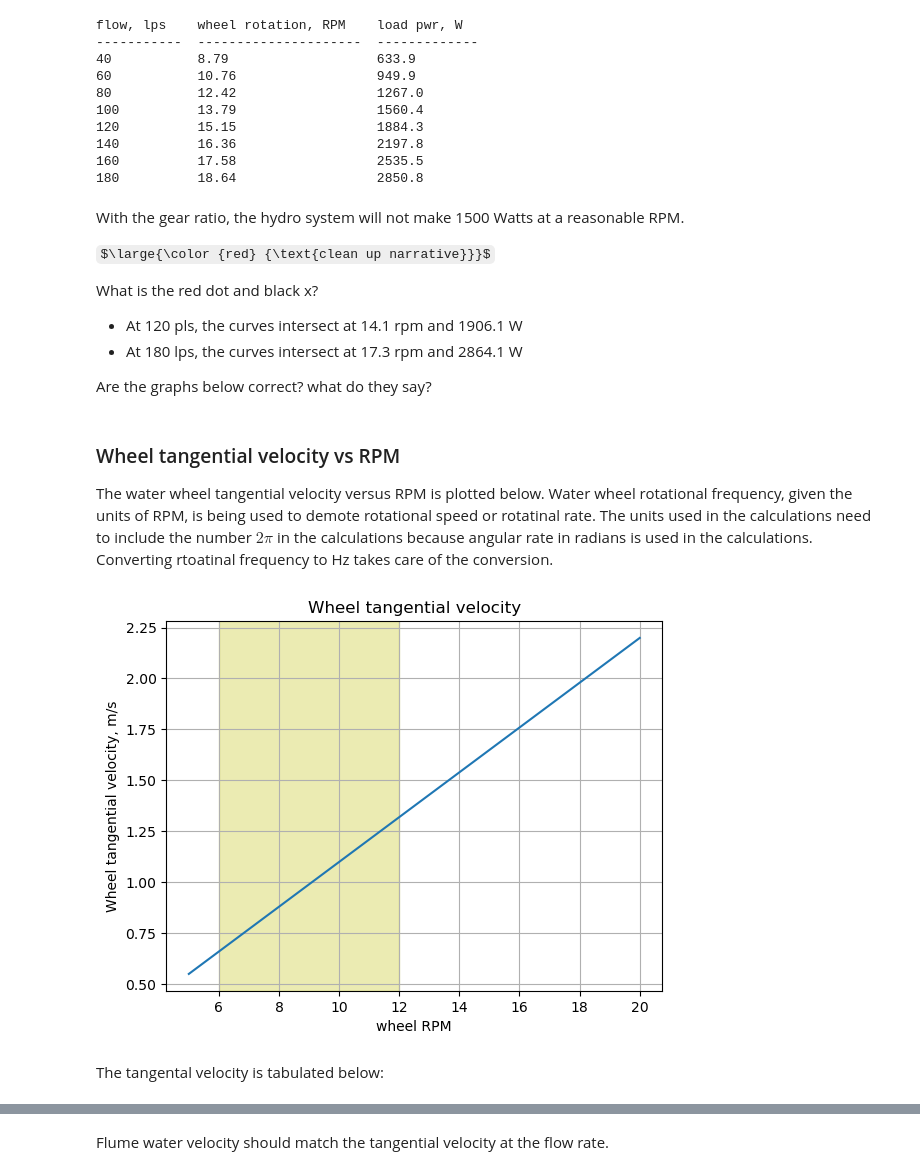
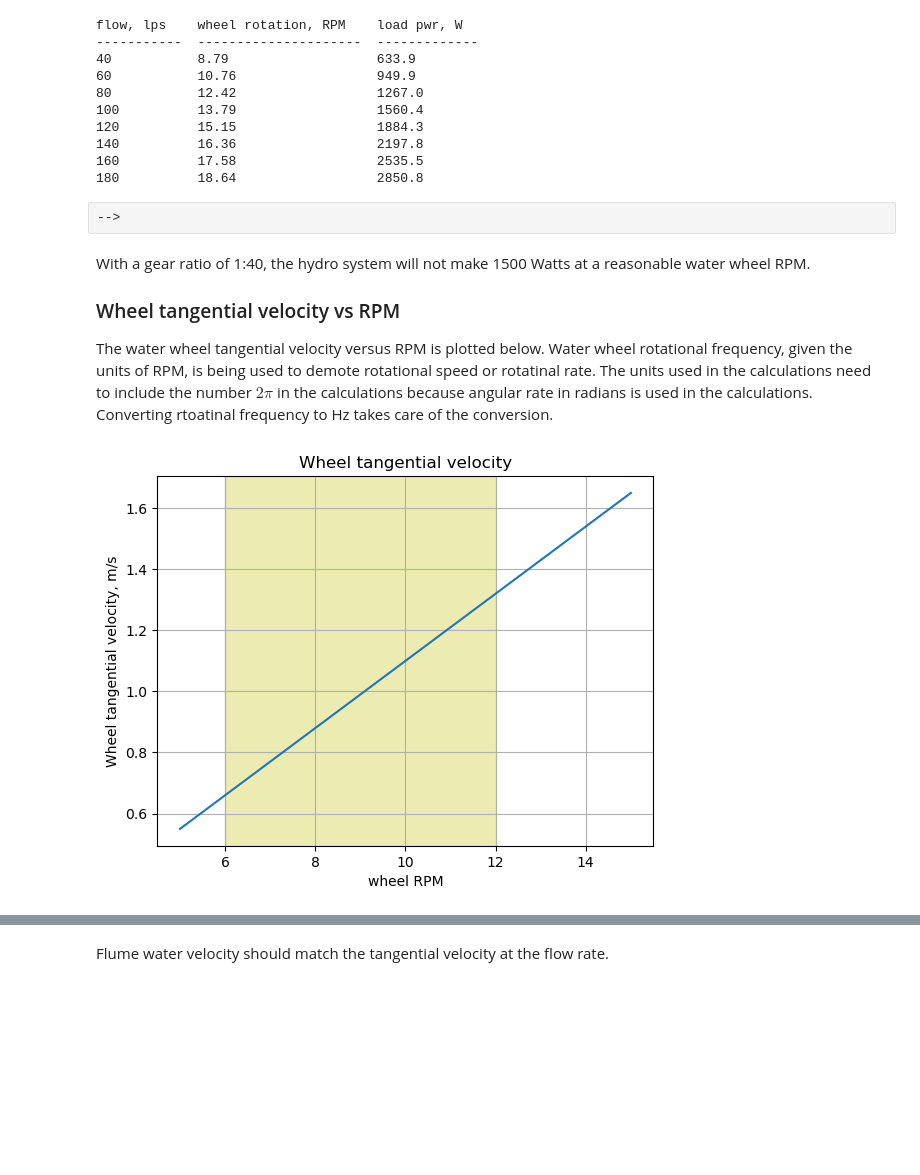
Before and after one commit to Tiburonboy/Solving-Engineering-Problems-using-Python, a Jupyter notebook: backup/Lake District Overshot Waterwheel Project.ipynb, the cells around one changed output, grey strips where cells are left out. Drawn from its saved outputs; the diff is of its cells as text; code cells hidden in the pictures; some formulas as TeX source; blank space fills up the shorter version.

```diff
--- a/backup/Lake District Overshot Waterwheel Project.ipynb
+++ b/backup/Lake District Overshot Waterwheel Project.ipynb
@@ -1099,40 +1120,31 @@ flow, lps    wheel rotation, RPM    load pwr, W
 140          16.36                  2197.8
 160          17.58                  2535.5
 180          18.64                  2850.8
-# %% [markdown]
-With the gear ratio, the hydro system will not make 1500 Watts at a reasonable RPM.
-
-$\large{\color {red} {\text{clean up narrative}}}$
-
-What is the red dot and black x?
-
-- At 120 pls, the curves intersect at 14.1 rpm and 1906.1 W
-- At 180 lps, the curves intersect at 17.3 rpm and 2864.1 W
-
-Are the graphs below correct? what do they say?
+# %% [raw]
+-->
 # %% [markdown]
+With a gear ratio of 1:40, the hydro system will not make 1500 Watts at a reasonable water wheel RPM.
+
 ### Wheel tangential velocity vs RPM
 The water wheel tangential velocity versus RPM is plotted below. Water wheel rotational frequency, given the units of RPM, is being used to demote rotational speed or rotatinal rate. The units used in the calculations need to include the number $2\pi$ in the calculations because angular rate in radians is used in the calculations. Converting rtoatinal frequency to Hz takes care of the conversion.
 # %%
 #| label: fig-tangential-vel
 #| echo: true
 #| fig-cap: "Wheel tangential velocity"
 
-water_wheel_rotation_frequency = (np.arange(5,21))*ureg.rpm
+water_wheel_rotation_frequency = (np.arange(5,16))*ureg.rpm
 
 plt.plot(water_wheel_rotation_frequency.magnitude,(sys_param['wheel diameter']/2*water_wheel_rotation_frequency.to('Hz')).to_base_units().magnitude,'-')
 
 # hightlight the operating band, 8 to 14 RPM
 plt.axvspan(6, 12, color='y', alpha=0.3)
 
 plt.grid()
 
 plt.ylabel('Wheel tangential velocity, m/s')
 plt.xlabel('wheel RPM')
 
 plt.title('Wheel tangential velocity')
 plt.show()
 # %% [output]
-[figure, old version]
+[figure, new version]
-# %% [markdown]
-The tangental velocity is tabulated below:
```
Also changed, not shown: parts of 53 cells of this notebook, 2 other files.
